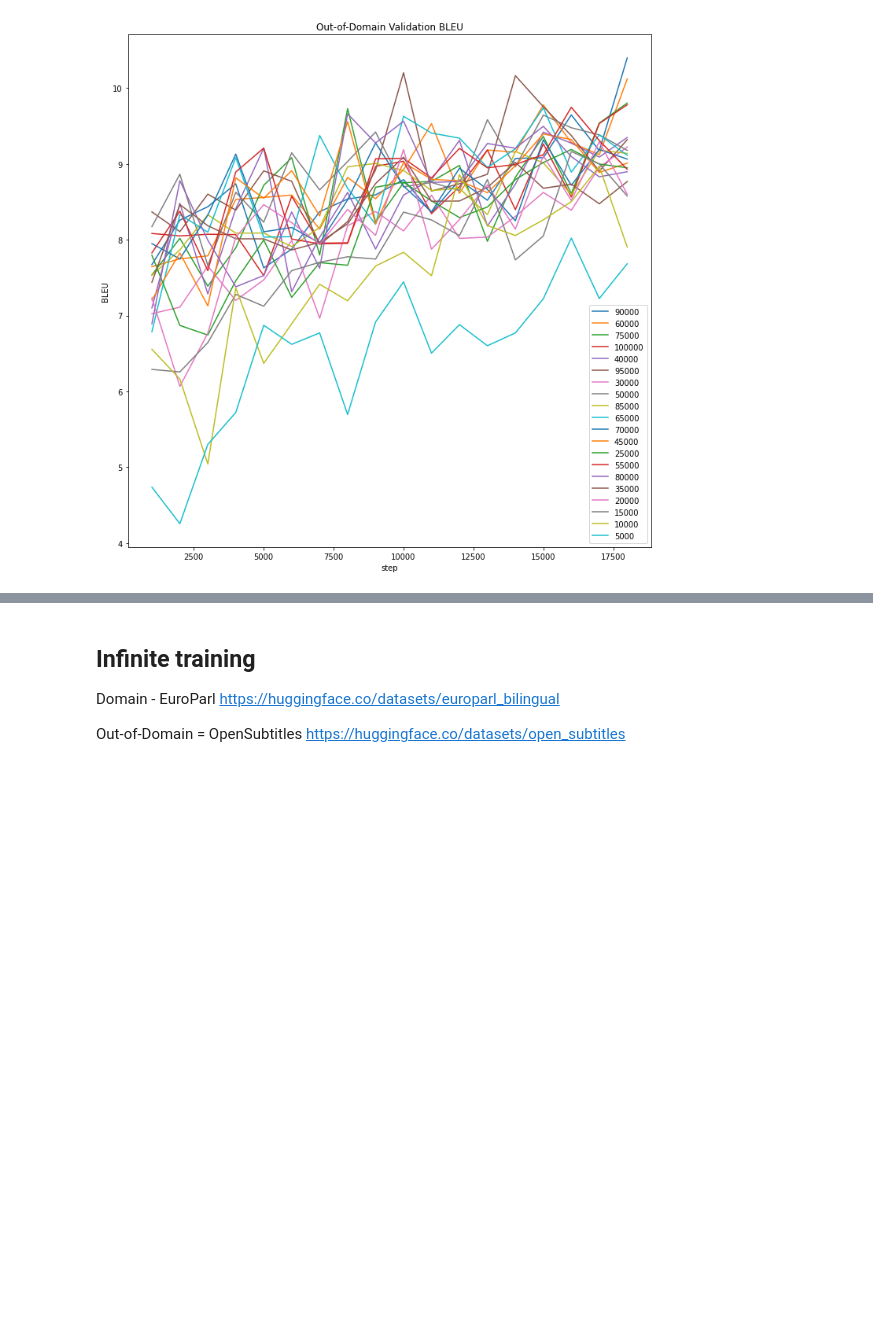
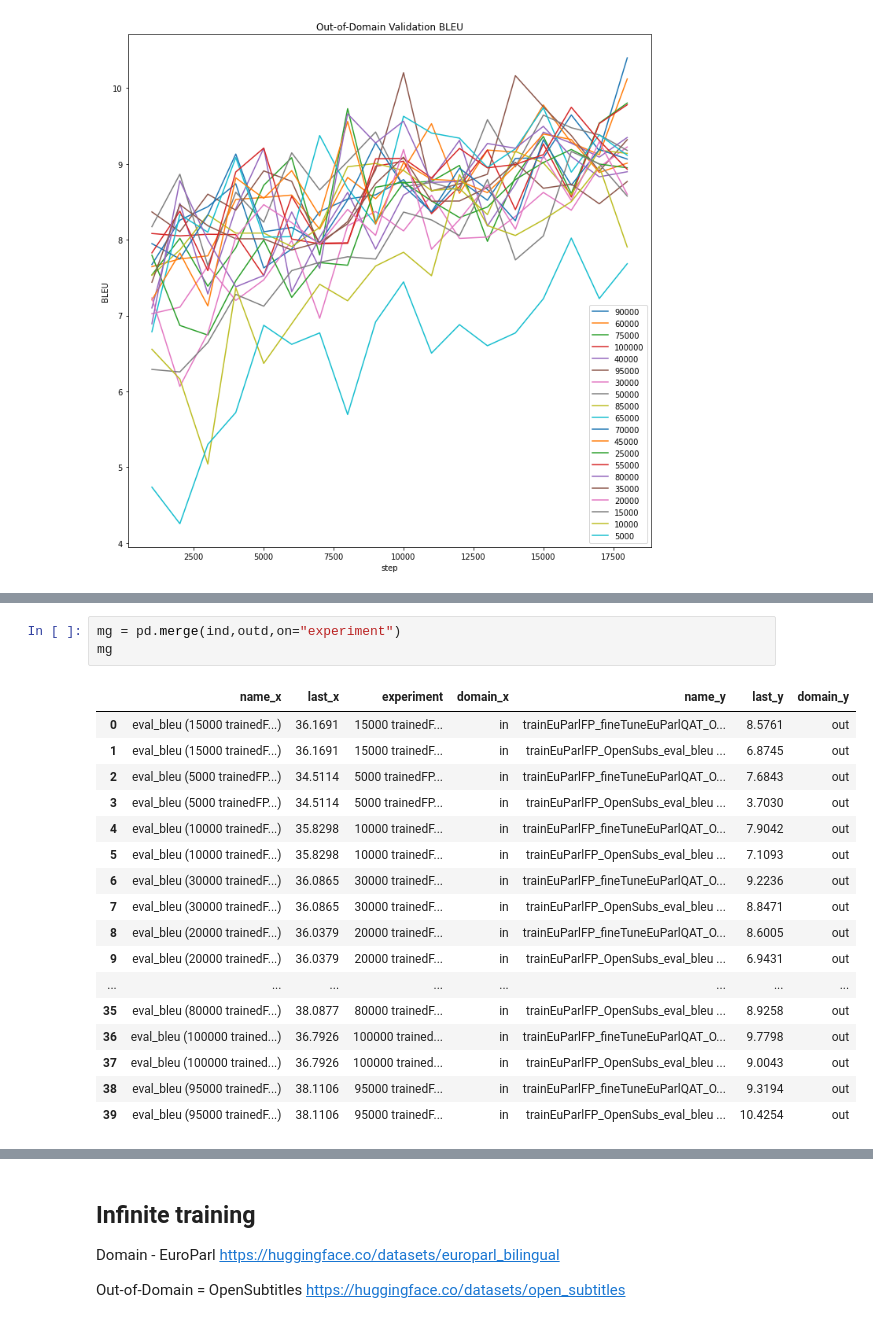
Before and after one commit to marekninja/master-results, a Jupyter notebook: vysledky.ipynb, the cells around one changed output, grey strips where cells are left out. Saved outputs shown, nothing was run; the diff lists cells and outputs as text; blank space fills up the shorter version.

```diff
--- a/vysledky.ipynb
+++ b/vysledky.ipynb
@@ -167,0 +179,21 @@ tune = create_frame(tune, "Out-of-Domain Validation BLEU","out-ft_eval_bleu.png"
+# %%
+mg = pd.merge(ind,outd,on="experiment")
+mg
+# %% [output]
+|  | name_x | last_x | experiment | domain_x | name_y | last_y | domain_y |
+| 0 | eval_bleu (15000 trainedF...) | 36.1691 | 15000 trainedF... | in | trainEuParlFP_fineTuneEuParlQAT_O... | 8.5761 | out |
+| 1 | eval_bleu (15000 trainedF...) | 36.1691 | 15000 trainedF... | in | trainEuParlFP_OpenSubs_eval_bleu ... | 6.8745 | out |
+| 2 | eval_bleu (5000 trainedFP...) | 34.5114 | 5000 trainedFP... | in | trainEuParlFP_fineTuneEuParlQAT_O... | 7.6843 | out |
+| 3 | eval_bleu (5000 trainedFP...) | 34.5114 | 5000 trainedFP... | in | trainEuParlFP_OpenSubs_eval_bleu ... | 3.7030 | out |
+| 4 | eval_bleu (10000 trainedF...) | 35.8298 | 10000 trainedF... | in | trainEuParlFP_fineTuneEuParlQAT_O... | 7.9042 | out |
+| 5 | eval_bleu (10000 trainedF...) | 35.8298 | 10000 trainedF... | in | trainEuParlFP_OpenSubs_eval_bleu ... | 7.1093 | out |
+| 6 | eval_bleu (30000 trainedF...) | 36.0865 | 30000 trainedF... | in | trainEuParlFP_fineTuneEuParlQAT_O... | 9.2236 | out |
+| 7 | eval_bleu (30000 trainedF...) | 36.0865 | 30000 trainedF... | in | trainEuParlFP_OpenSubs_eval_bleu ... | 8.8471 | out |
+| 8 | eval_bleu (20000 trainedF...) | 36.0379 | 20000 trainedF... | in | trainEuParlFP_fineTuneEuParlQAT_O... | 8.6005 | out |
+| 9 | eval_bleu (20000 trainedF...) | 36.0379 | 20000 trainedF... | in | trainEuParlFP_OpenSubs_eval_bleu ... | 6.9431 | out |
+| ... | ... | ... | ... | ... | ... | ... | ... |
+| 35 | eval_bleu (80000 trainedF...) | 38.0877 | 80000 trainedF... | in | trainEuParlFP_OpenSubs_eval_bleu ... | 8.9258 | out |
+| 36 | eval_bleu (100000 trained...) | 36.7926 | 100000 trained... | in | trainEuParlFP_fineTuneEuParlQAT_O... | 9.7798 | out |
+| 37 | eval_bleu (100000 trained...) | 36.7926 | 100000 trained... | in | trainEuParlFP_OpenSubs_eval_bleu ... | 9.0043 | out |
+| 38 | eval_bleu (95000 trainedF...) | 38.1106 | 95000 trainedF... | in | trainEuParlFP_fineTuneEuParlQAT_O... | 9.3194 | out |
+| 39 | eval_bleu (95000 trainedF...) | 38.1106 | 95000 trainedF... | in | trainEuParlFP_OpenSubs_eval_bleu ... | 10.4254 | out |
```
Also changed, not shown: parts of 12 cells of this notebook, 11 other files.
